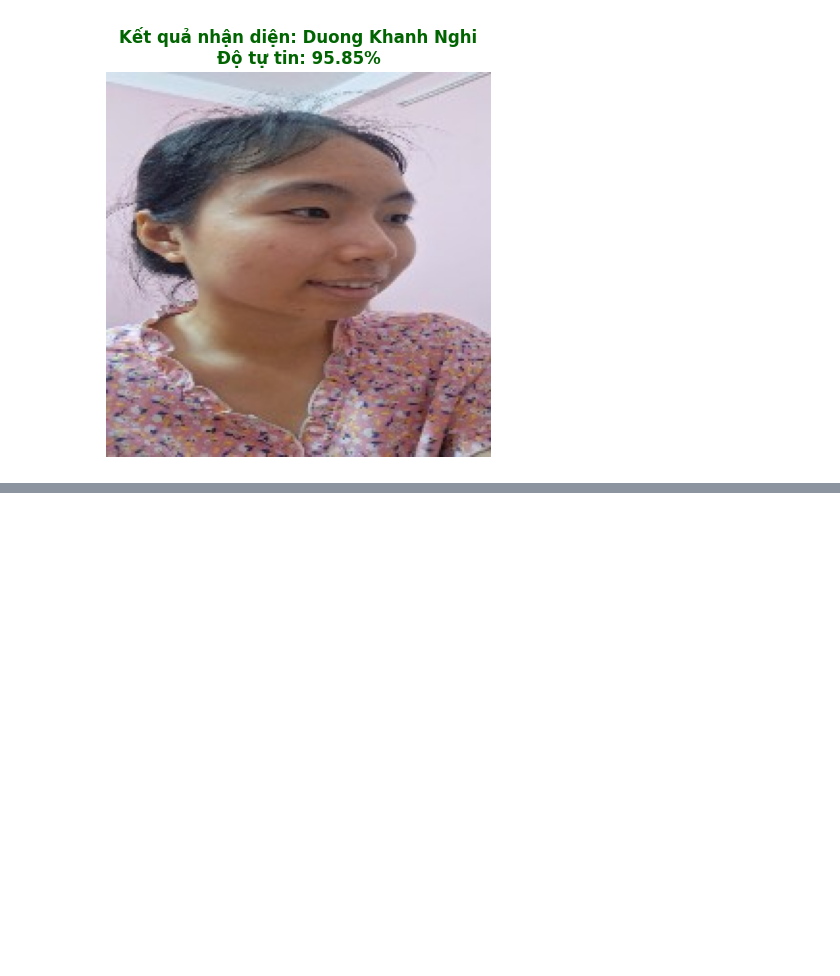
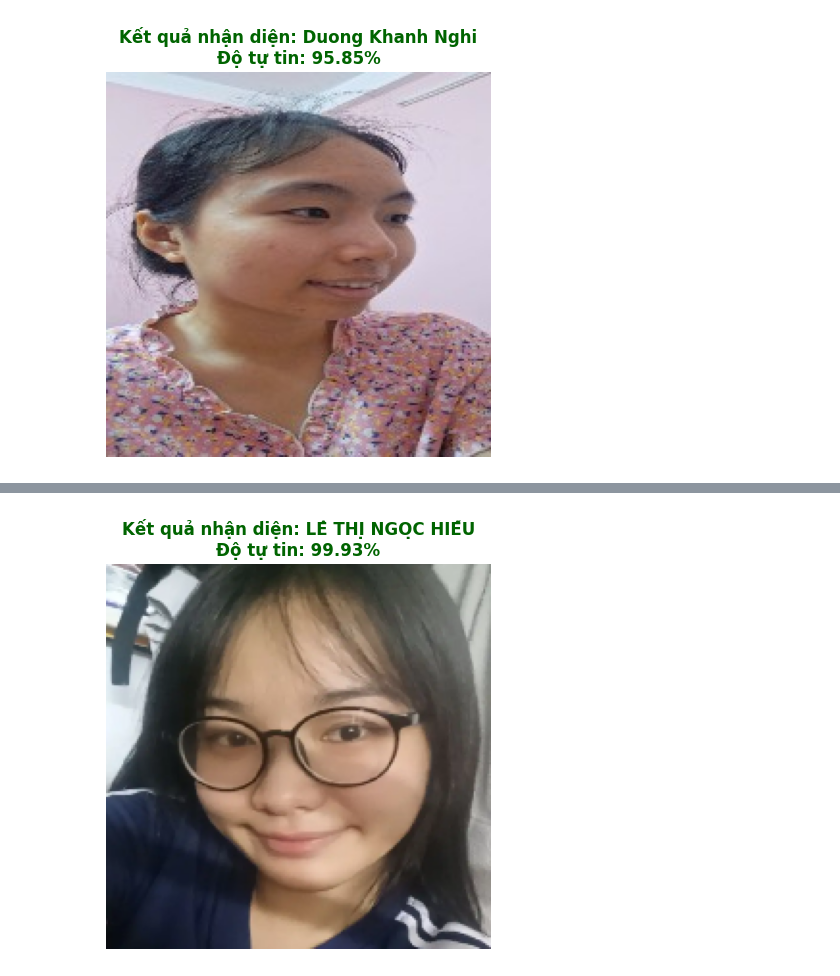
Before and after one commit to dnhi8972/nhi-dang, a Jupyter notebook: Untitled15.ipynb, the cells around one changed output, grey strips where cells are left out. Drawn from its saved outputs; the diff is of its cells as text; code cells hidden in the pictures; blank space fills up the shorter version.

Commit message:
Được tạo bằng Colab

```diff
--- a/Untitled15.ipynb
+++ b/Untitled15.ipynb
@@ -162,3 +162,33 @@ plt.show()
 Found 1849 images belonging to 39 classes.
 1/1 ━━━━━━━━━━━━━━━━━━━━ 1s 547ms/step
 [figure]
+# %%
+# ==========================================
+# 3. TIẾN HÀNH NHẬN DIỆN ẢNH MỚI
+# ==========================================
+# Thay bằng đường dẫn tới bức ảnh khuôn mặt bạn muốn test thử
+test_image_path = "/content/drive/MyDrive/Colab Notebooks/Ảnh test face/Anh1.png"
+
+# Đọc ảnh và xử lý chuẩn kích thước 200x200, chia 255 chuẩn học thuật
+img = load_img(test_image_path, target_size=(200, 200))
+img_array = img_to_array(img) / 255.0
+img_array = np.expand_dims(img_array, axis=0)
+
+# Dự đoán khuôn mặt
+predictions = model.predict(img_array)
+predicted_class_index = np.argmax(predictions)
+confidence = np.max(predictions) * 100
+
+# Tra cứu ra tên người
+predicted_person = labels_map[predicted_class_index]
+
+# ==========================================
+# 4. HIỂN THỊ KẾT QUẢ
+# ==========================================
+plt.figure(figsize=(5, 5))
+plt.imshow(img)
+plt.axis('off')
+plt.title(f"Kết quả nhận diện: {predicted_person}\nĐộ tự tin: {confidence:.2f}%",
+          fontsize=12, color='darkgreen', fontweight='bold')
+plt.show()
+# %% [output]
@@ -164,0 +196 @@ Found 1849 images belonging to 39 classes.
+[figure, added]
```
Also changed, not shown: parts of 2 cells of this notebook.
